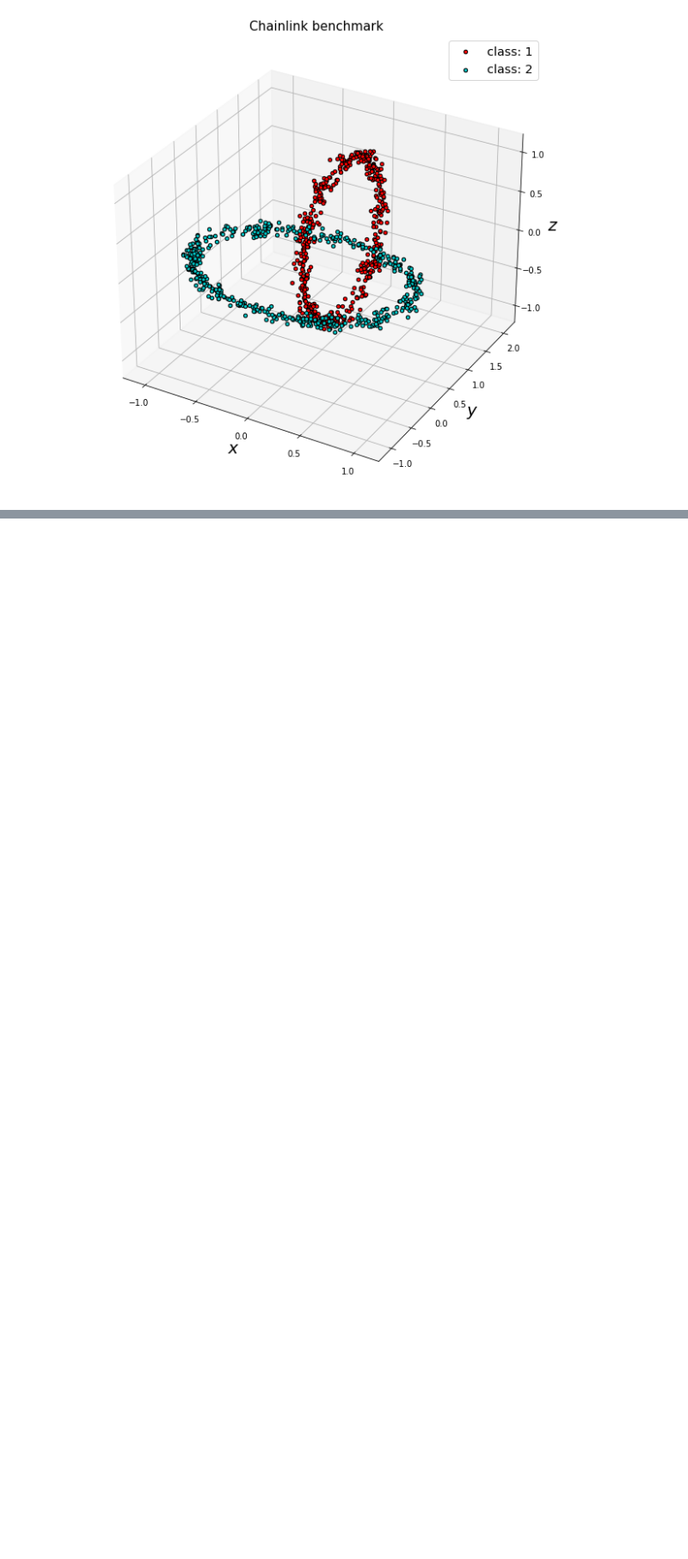
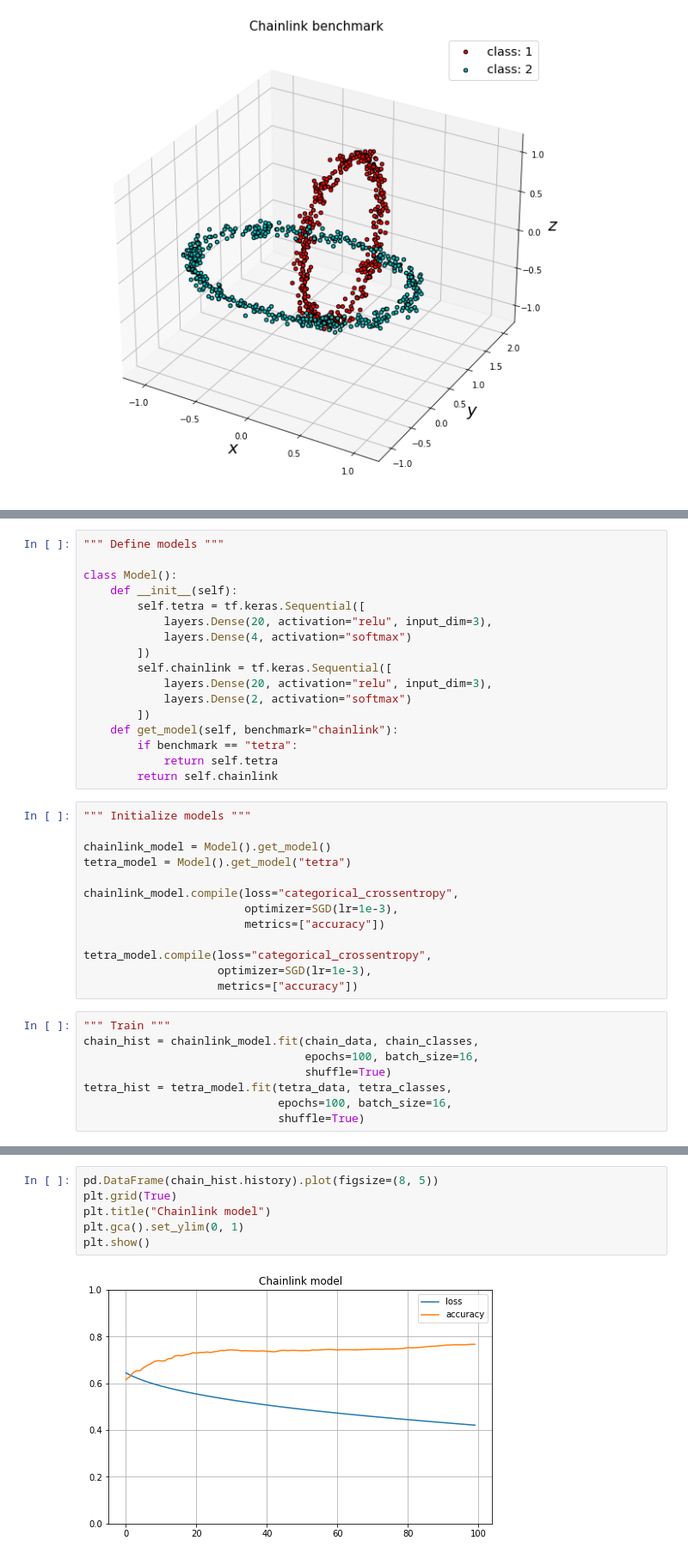
Before and after one commit to Timgrau/Machinelearning, a Jupyter notebook: Clustering/Chainlink_tetra.ipynb, the cells around one changed output, grey strips where cells are left out. Shown: that part at 86% size. Saved outputs shown, nothing was run; the diff lists cells and outputs as text; blank space fills up the shorter version.

```diff
--- a/Clustering/Chainlink_tetra.ipynb
+++ b/Clustering/Chainlink_tetra.ipynb
@@ -83,0 +110,38 @@ plt.show()
+# %%
+""" Define models """
+
+class Model():
+    def __init__(self):
+        self.tetra = tf.keras.Sequential([
+            layers.Dense(20, activation="relu", input_dim=3),
+            layers.Dense(4, activation="softmax")
+        ])
+        self.chainlink = tf.keras.Sequential([
+            layers.Dense(20, activation="relu", input_dim=3),
+            layers.Dense(2, activation="softmax")
+        ])
+    def get_model(self, benchmark="chainlink"):
+        if benchmark == "tetra":
+            return self.tetra
+        return self.chainlink
+# %%
+""" Initialize models """
+
+chainlink_model = Model().get_model()
+tetra_model = Model().get_model("tetra")
+
+chainlink_model.compile(loss="categorical_crossentropy",
+                        optimizer=SGD(lr=1e-3),
+                        metrics=["accuracy"])
+
+tetra_model.compile(loss="categorical_crossentropy",
+                    optimizer=SGD(lr=1e-3),
+                    metrics=["accuracy"])
+# %%
+""" Train """
+chain_hist = chainlink_model.fit(chain_data, chain_classes,
+                                 epochs=100, batch_size=16,
+                                 shuffle=True)
+tetra_hist = tetra_model.fit(tetra_data, tetra_classes,
+                             epochs=100, batch_size=16,
+                             shuffle=True)
@@ -83,0 +166,8 @@ plt.show()
+# %%
+pd.DataFrame(chain_hist.history).plot(figsize=(8, 5))
+plt.grid(True)
+plt.title("Chainlink model")
+plt.gca().set_ylim(0, 1)
+plt.show()
+# %% [output]
+[figure, added]
```
Also changed, not shown: parts of 19 cells of this notebook.
